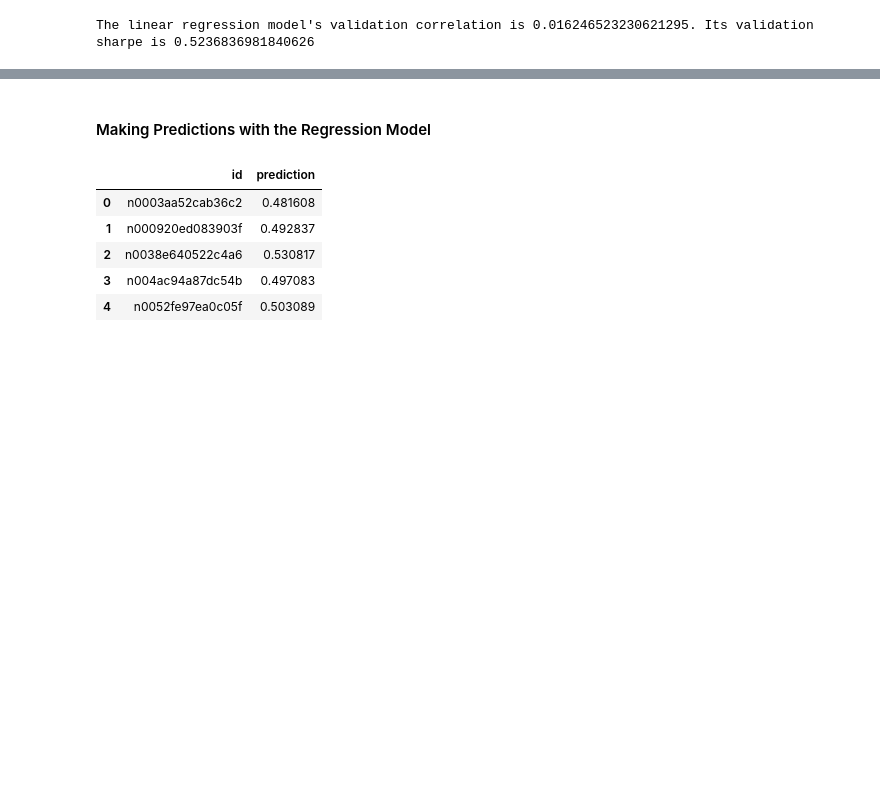
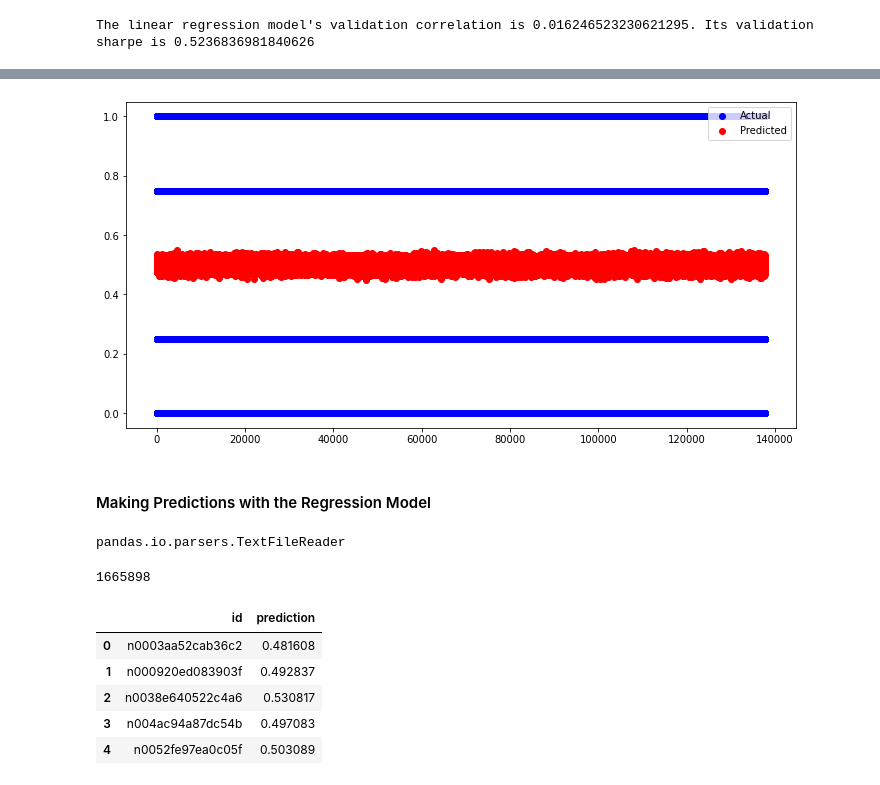
Before and after one commit to anyaconda/myNumerai, a Jupyter notebook: myNumerai_linear_withDanielStarterKit.ipynb, the cells around one changed output, grey strips where cells are left out. Cells and saved outputs as stored; diff of their text form; code cells hidden in the pictures; blank space fills up the shorter version.

```diff
--- a/myNumerai_linear_withDanielStarterKit.ipynb
+++ b/myNumerai_linear_withDanielStarterKit.ipynb
@@ -184,5 +242,20 @@ The linear regression model's validation correlation is 0.016246523230621295. It
+# %%
+#view all
+plt.figure(figsize=(12,6))
+
+plt.scatter(np.arange(n_valid), y_valid, color='blue', label='Actual')
+plt.scatter(np.arange(n_valid), y_hat, color='red', label='Predicted')
+plt.legend(loc='upper right')
+
+plt.show()
+# %% [output]
+[figure, added]
 # %% [markdown]
 #### Making Predictions with the Regression Model
+# %%
+tourn_iter_csv.__class__
+# %% [output]
+pandas.io.parsers.TextFileReader
 # %%
 ids = []
 preds = []
@@ -196,6 +269,13 @@ for chunk in tourn_iter_csv:
     ids.extend(chunk["id"])
     preds.extend(out)
 tourn_iter_csv.close()
+# %%
+#evaluate predictions
+n_valid = len(preds)
+n_valid
+#loss = y_valid - y_hat
+# %% [output]
+1665898
 # %%
 linear_regression_predictions_df = pd.DataFrame({
     'id':ids,
```
Also changed, not shown: parts of 8 cells of this notebook.
